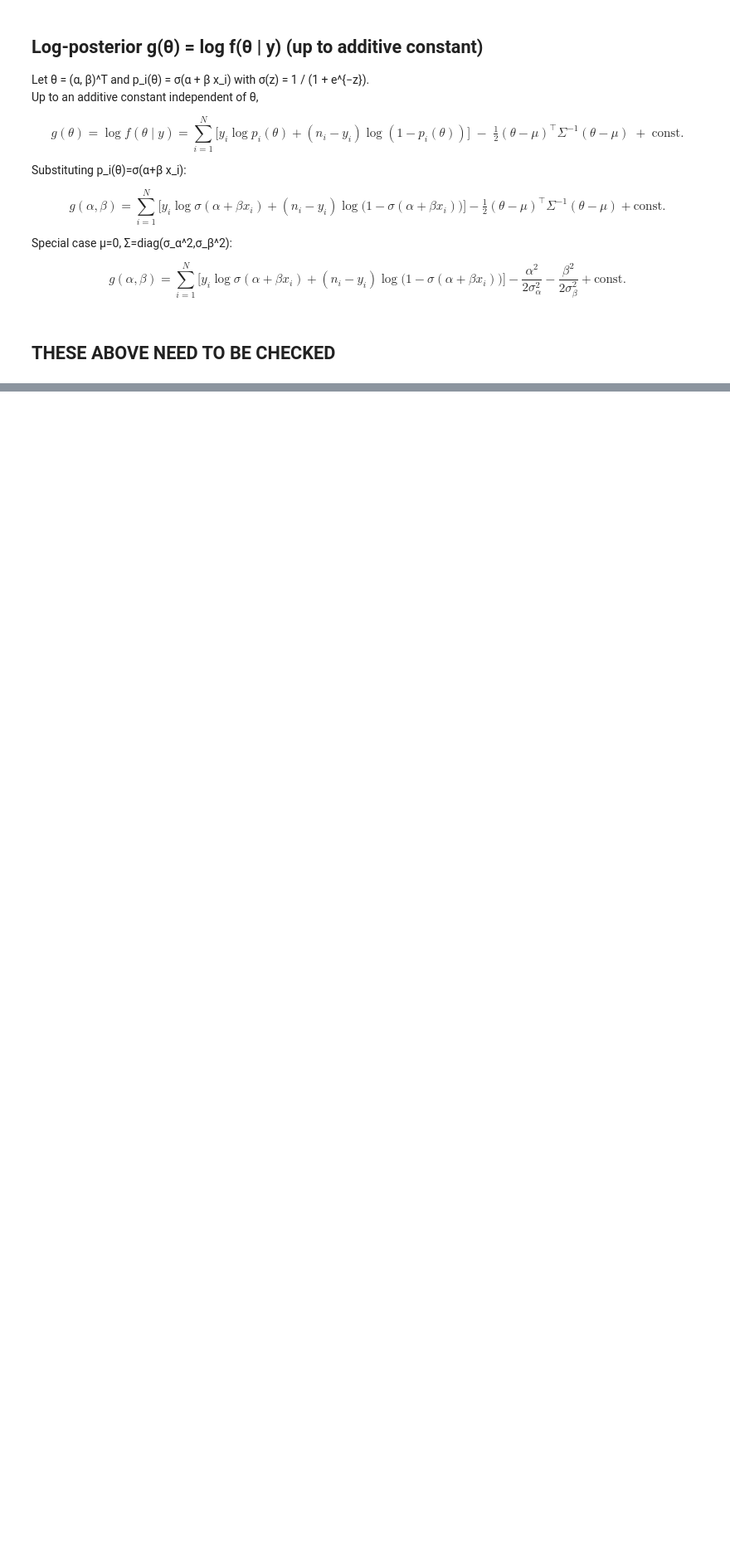
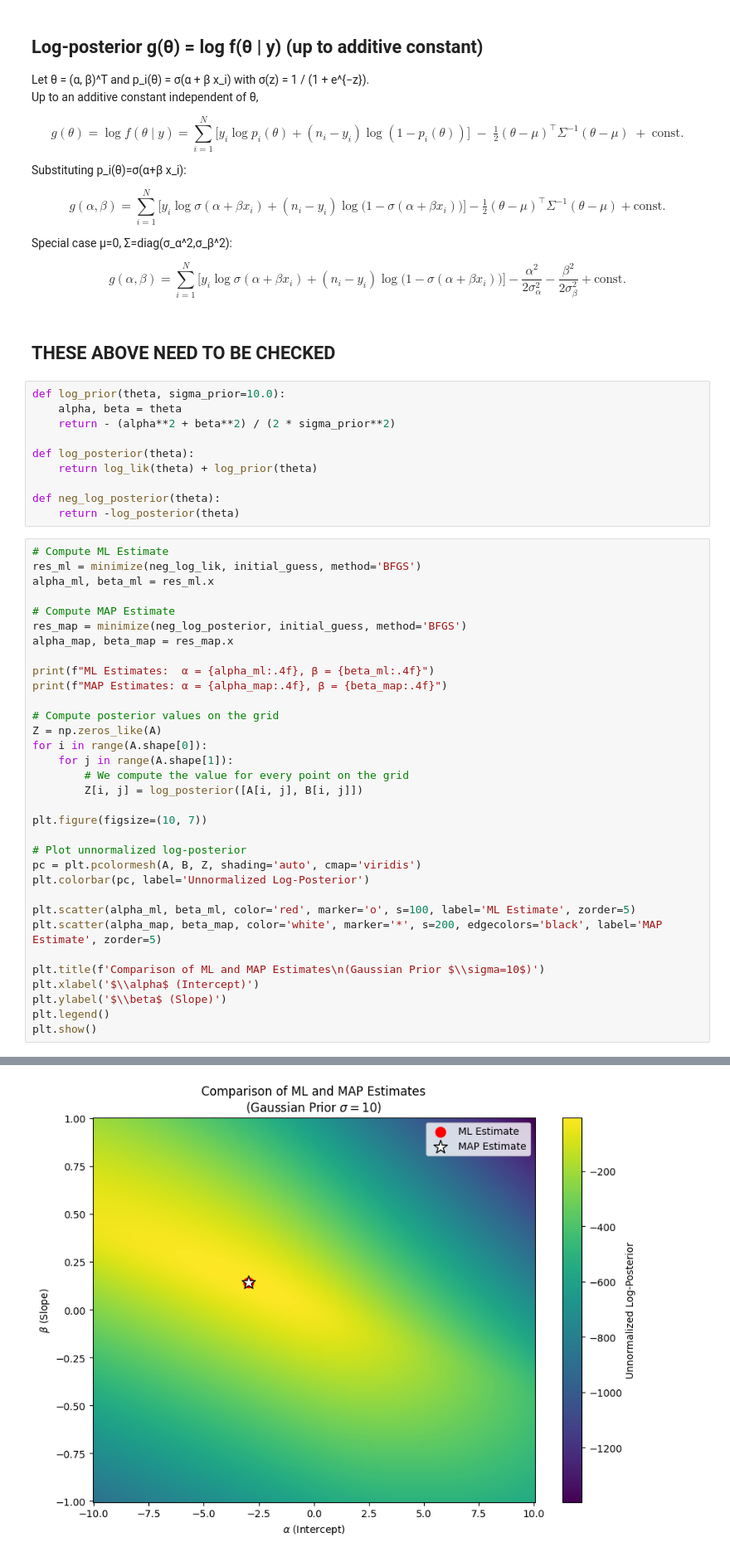
Before and after one commit to Axeeh/MushroomCultivation, a Jupyter notebook: notebook.ipynb, the cells around one changed output, grey strips where cells are left out. Shown at 83% size. Saved outputs shown, nothing was run; the diff lists cells and outputs as text; blank space fills up the shorter version.

Commit message:
comparison of ML and MAP

```diff
--- a/notebook.ipynb
+++ b/notebook.ipynb
@@ -192,3 +187,47 @@ g(α,β)=\sum_{i=1}^N\Big[y_i\log\sigma(α+βx_i)+(n_i-y_i)\log\big(1-\sigma(α+
 $$
 # %% [markdown]
 ## THESE ABOVE NEED TO BE CHECKED
+# %%
+def log_prior(theta, sigma_prior=10.0):
+    alpha, beta = theta
+    return - (alpha**2 + beta**2) / (2 * sigma_prior**2)
+
+def log_posterior(theta):
+    return log_lik(theta) + log_prior(theta)
+
+def neg_log_posterior(theta):
+    return -log_posterior(theta)
+# %%
+# Compute ML Estimate
+res_ml = minimize(neg_log_lik, initial_guess, method='BFGS')
+alpha_ml, beta_ml = res_ml.x
+
+# Compute MAP Estimate
+res_map = minimize(neg_log_posterior, initial_guess, method='BFGS')
+alpha_map, beta_map = res_map.x
+
+print(f"ML Estimates:  α = {alpha_ml:.4f}, β = {beta_ml:.4f}")
+print(f"MAP Estimates: α = {alpha_map:.4f}, β = {beta_map:.4f}")
+
+# Compute posterior values on the grid
+Z = np.zeros_like(A)
+for i in range(A.shape[0]):
+    for j in range(A.shape[1]):
+        # We compute the value for every point on the grid
+        Z[i, j] = log_posterior([A[i, j], B[i, j]])
+
+plt.figure(figsize=(10, 7))
+
+# Plot unnormalized log-posterior
+pc = plt.pcolormesh(A, B, Z, shading='auto', cmap='viridis')
+plt.colorbar(pc, label='Unnormalized Log-Posterior')
+
+plt.scatter(alpha_ml, beta_ml, color='red', marker='o', s=100, label='ML Estimate', zorder=5)
+plt.scatter(alpha_map, beta_map, color='white', marker='*', s=200, edgecolors='black', label='MAP Estimate', zorder=5)
+
+plt.title(f'Comparison of ML and MAP Estimates\n(Gaussian Prior $\\sigma=10$)')
+plt.xlabel('$\\alpha$ (Intercept)')
+plt.ylabel('$\\beta$ (Slope)')
+plt.legend()
+plt.show()
+# %% [output]
@@ -194,0 +236 @@ $$
+[figure, added]
```
Also changed, not shown: parts of 3 cells of this notebook.
